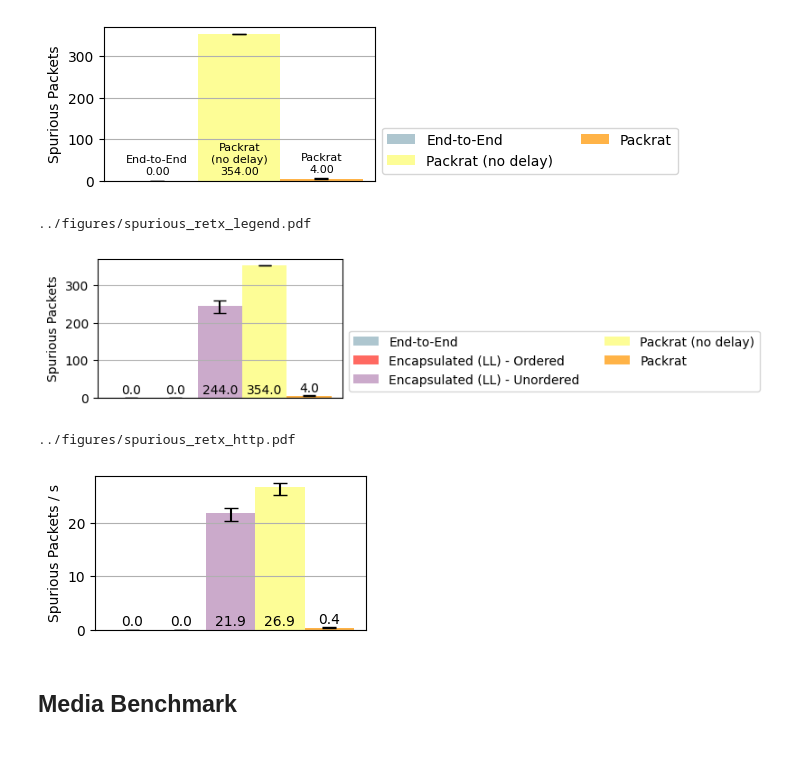
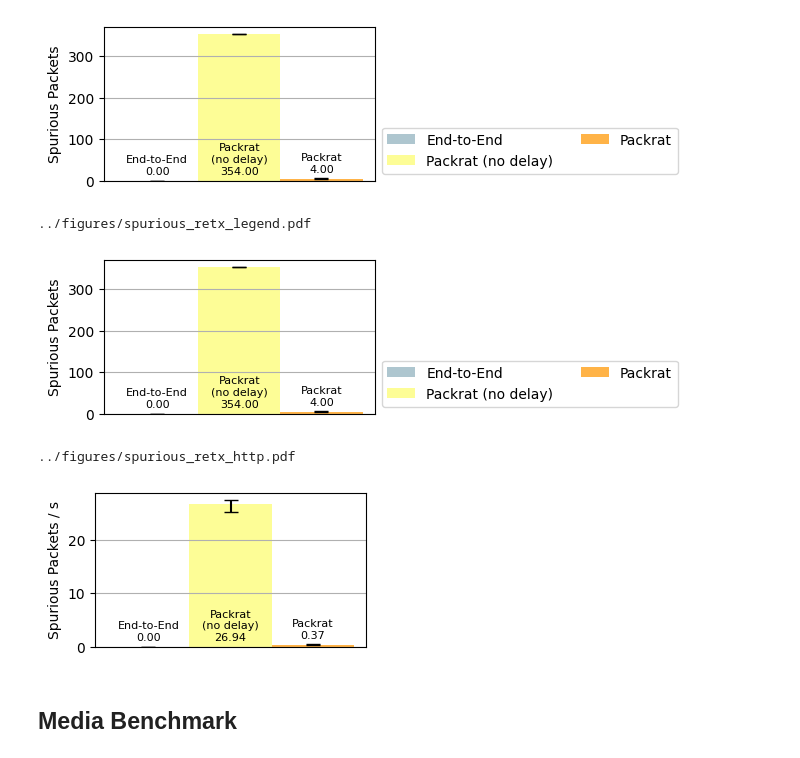
Before and after one commit to StanfordSNR/sidekick-downloads, a Jupyter notebook: notebook/spurious_retransmissions.ipynb, the cells around one changed output. Saved outputs shown, nothing was run; the diff lists cells and outputs as text; code cells hidden in the pictures.

```diff
--- a/notebook/spurious_retransmissions.ipynb
+++ b/notebook/spurious_retransmissions.ipynb
@@ -197,33 +197,31 @@ plot_spurious_retransmissions_http(labels, 'HTTP Benchmark iblt (hint)', style=T
 # %%
 ## 4. Sending with delay reduces spurious retx (keeps or improves perf.)
 # wifi_unordered has spurious retransmissions and wifi_ordered gets rid of them
 # delays = [0,5,10,20,30,60]
 ylim = 0
 execute = True
 num_trials = 20
 
 labels = [
     'picoquic',
     # 'picoquic_split',
-    'picoquic_rtunnel_retx7_ordered32',
-    'picoquic_rtunnel_retx7',
     'picoquic_iblt_0ms_hint',
     # 'picoquic_iblt_15ms_hint',
     f'picoquic_iblt_{ACK_DELAY_WIFI}ms_hint',
 ]
 
 # plot_spurious_retransmissions_http(gen_labels('sidekick', True), 'HTTP Benchmark psum (hint)', num_trials=num_trials, execute=execute, normalized=normalized, ylim=ylim)
 plot_spurious_retransmissions_http(labels, 'HTTP Benchmark iblt (hint)', style=True,
                                    num_trials=num_trials, execute=execute, normalized=False, ylim=ylim,
                                    pdf='../figures/spurious_retx_legend.pdf', legend=True)
 plot_spurious_retransmissions_http(labels, 'HTTP Benchmark iblt (hint)', style=True,
                                    num_trials=num_trials, execute=execute, normalized=True, ylim=ylim,
                                    pdf='../figures/spurious_retx_http.pdf')
 # %% [output]
 ../figures/spurious_retx_legend.pdf
-[figure, old version]
+[figure, new version]
 ../figures/spurious_retx_http.pdf
-[figure, old version]
+[figure, new version]
 # %% [markdown]
 ## Media Benchmark
 # %%
```
Also changed, not shown: parts of 1 cell of this notebook, 1 other file.
